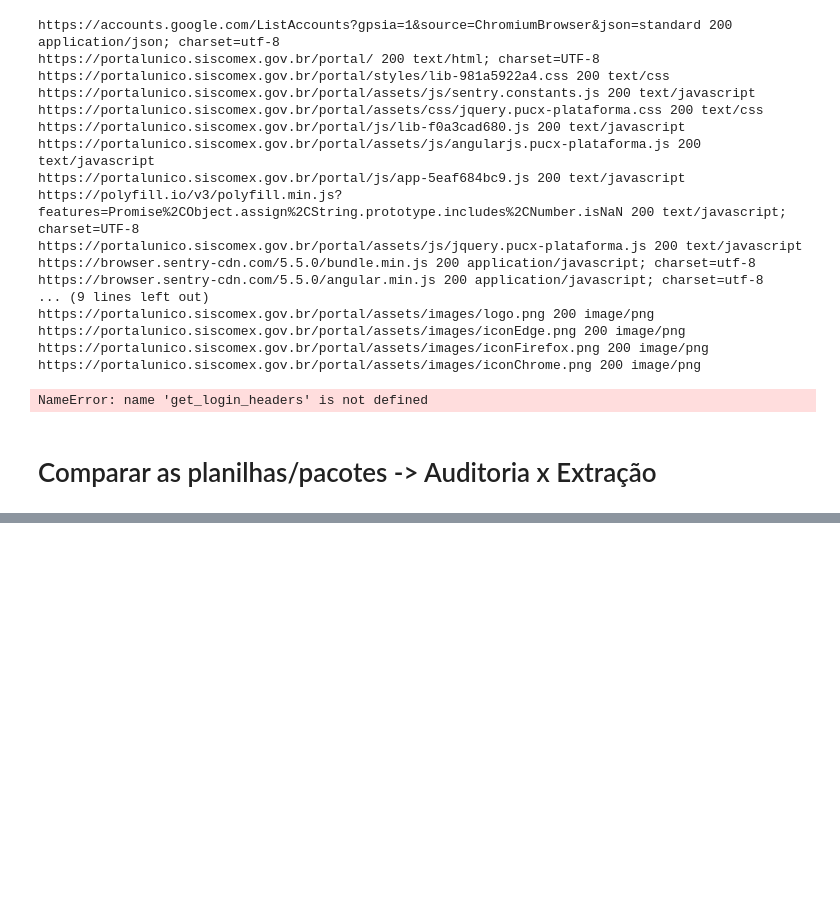
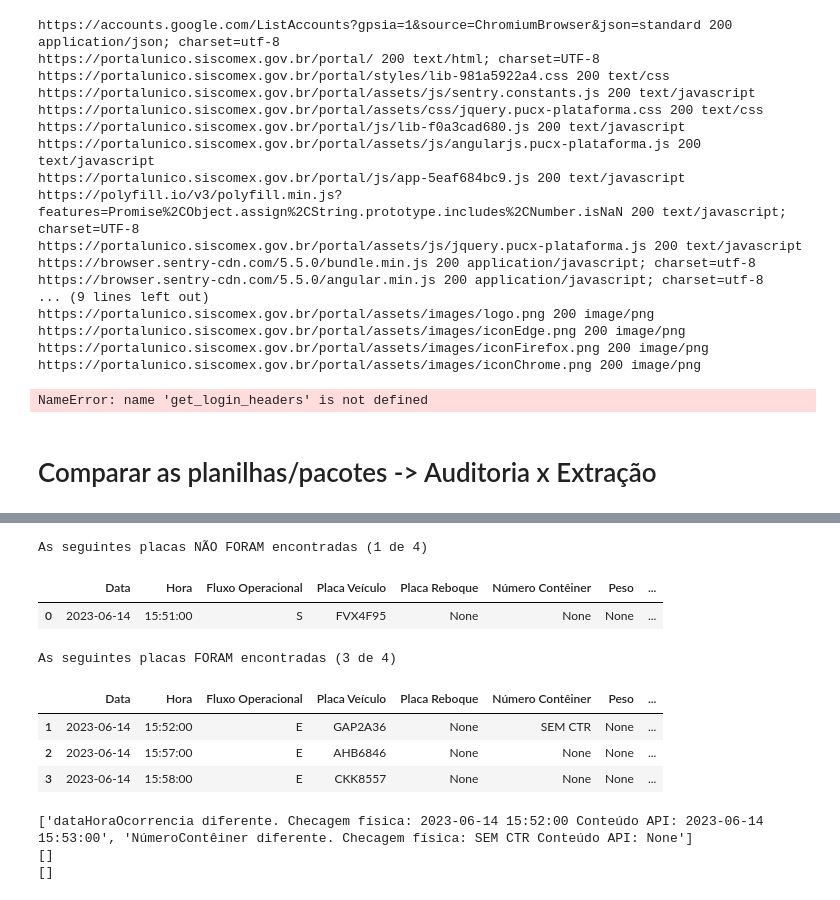
Before and after one commit to IvanBrasilico/bhadrasana2, a Jupyter notebook: notebooks/Explora_API_Recintos_Produção.ipynb, the cells around one changed output, grey strips where cells are left out. Saved outputs shown, nothing was run; the diff lists cells and outputs as text; code cells hidden in the pictures; blank space fills up the shorter version.

```diff
--- a/notebooks/Explora_API_Recintos_Produção.ipynb
+++ b/notebooks/Explora_API_Recintos_Produção.ipynb
@@ -185,0 +306,19 @@ NameError: name 'get_login_headers' is not defined
+# %%
+
+placas_nao_encontradas = eventos_fisico[~ eventos_fisico['Placa Veículo'].isin(eventos_api['placa'])]
+print(f'As seguintes placas NÃO FORAM encontradas ({len(placas_nao_encontradas)} de {len(eventos_fisico)})')
+placas_nao_encontradas
+# %% [output]
+As seguintes placas NÃO FORAM encontradas (1 de 4)
+|  | Data | Hora | Fluxo Operacional | Placa Veículo | Placa Reboque | Número Contêiner | Peso | ... |
+| 0 | 2023-06-14 | 15:51:00 | S | FVX4F95 | None | None | None | ... |
+# %%
+placas_encontradas = eventos_fisico[eventos_fisico['Placa Veículo'].isin(eventos_api['placa'])]
+print(f'As seguintes placas FORAM encontradas ({len(placas_encontradas)} de {len(eventos_fisico)})')
+placas_encontradas
+# %% [output]
+As seguintes placas FORAM encontradas (3 de 4)
+|  | Data | Hora | Fluxo Operacional | Placa Veículo | Placa Reboque | Número Contêiner | Peso | ... |
+| 1 | 2023-06-14 | 15:52:00 | E | GAP2A36 | None | SEM CTR | None | ... |
+| 2 | 2023-06-14 | 15:57:00 | E | AHB6846 | None | None | None | ... |
+| 3 | 2023-06-14 | 15:58:00 | E | CKK8557 | None | None | None | ... |
@@ -185,0 +329,20 @@ NameError: name 'get_login_headers' is not defined
+# %%
+depara_campos = {'dataHoraOcorrencia': 'dataHoraOcorrencia', 'NúmeroContêiner': 'container'}
+def compara_linha(linha_api, linha_fisico)-> str:  # Retorna texto com as diferenças
+    diferencas = []
+    for campo_fisico, campo_api in depara_campos.items():
+        val_fisico = linha_fisico[1][campo_fisico]
+        val_api = linha_api[campo_api].iloc[0]
+        if val_fisico != val_api:
+            diferencas.append(f'{campo_fisico} diferente. Checagem física: {val_fisico} Conteúdo API: {val_api}')
+    return diferencas
+
+for linha_fisico in placas_encontradas.iterrows():
+    # print(linha_fisico)
+    # print(linha_fisico[1]['PlacaVeículo'])
+    linha_api = eventos_api[eventos_api['placa'] == linha_fisico[1]['PlacaVeículo']]
+    print(compara_linha(linha_api, linha_fisico))
+# %% [output]
+['dataHoraOcorrencia diferente. Checagem física: 2023-06-14 15:52:00 Conteúdo API: 2023-06-14 15:53:00', 'NúmeroContêiner diferente. Checagem física: SEM CTR Conteúdo API: None']
+[]
+[]
```
Also changed, not shown: parts of 13 cells of this notebook.
